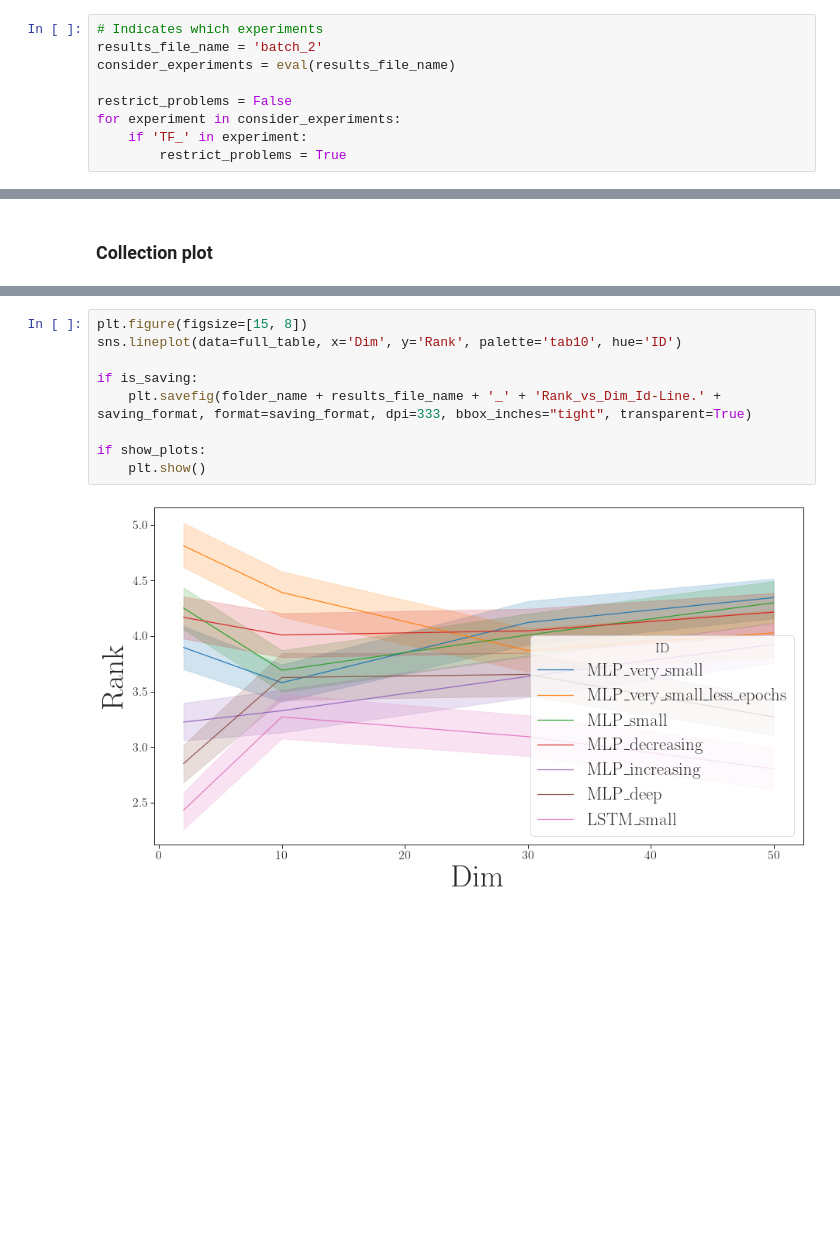
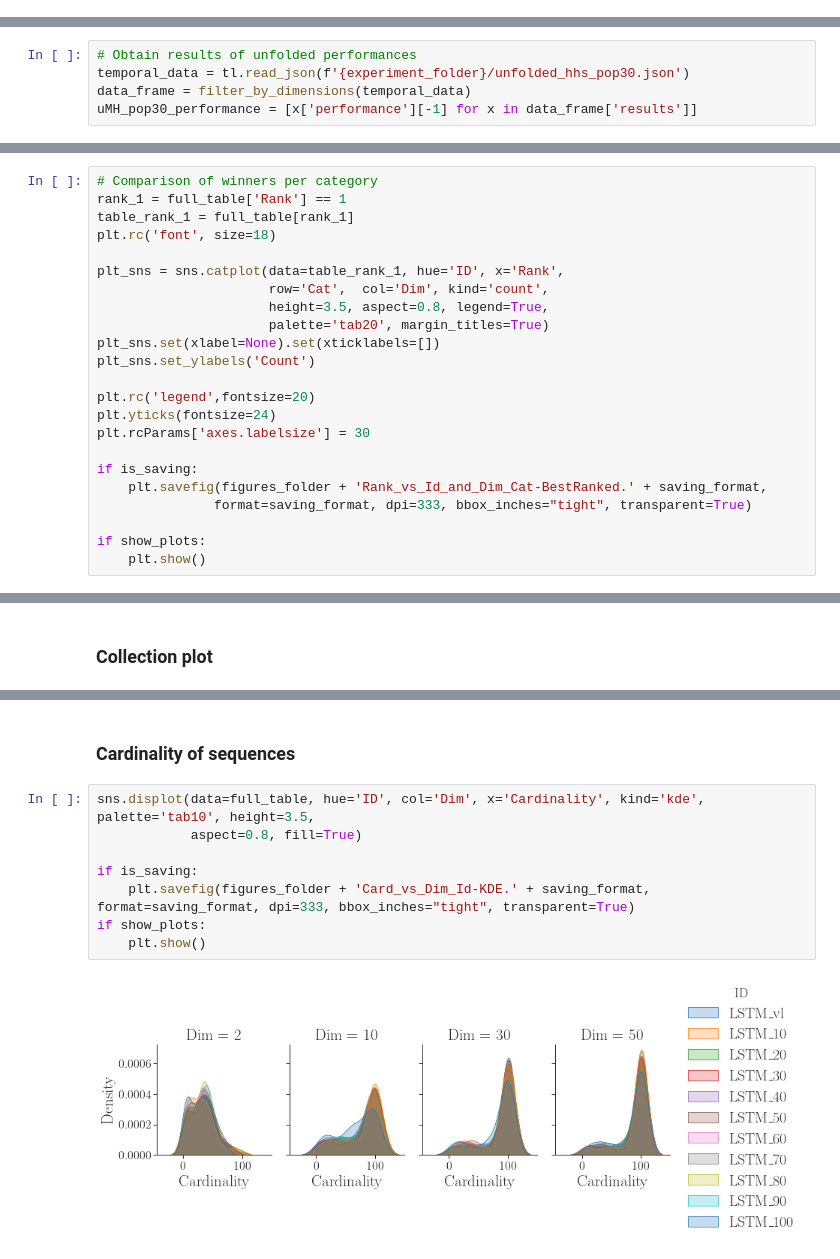
Before and after one commit to jose-tapia/nn-hh-umhs-cec22, a Jupyter notebook: processing_results_nnhh.ipynb, the cells around one changed output, grey strips where cells are left out. Cells and saved outputs as stored; diff of their text form; blank space fills up the shorter version.

```diff
--- a/processing_results_nnhh.ipynb
+++ b/processing_results_nnhh.ipynb
@@ -81,9 +47,0 @@ batch_special = ['LSTM_sigmoid', 'LSTM_sigmoid_2', 'LSTM_sigmoid_3', 'LSTM_tanh'
-# %%
-# Indicates which experiments
-results_file_name = 'batch_2'
-consider_experiments = eval(results_file_name)
-
-restrict_problems = False
-for experiment in consider_experiments:
-    if 'TF_' in experiment:
-        restrict_problems = True
@@ -480,0 +182,5 @@ colour_dim = [cmap(i)[:-1] for i in np.linspace(0, 1, len(dimensions))]
+# %%
+# Obtain results of unfolded performances
+temporal_data = tl.read_json(f'{experiment_folder}/unfolded_hhs_pop30.json')
+data_frame = filter_by_dimensions(temporal_data)
+uMH_pop30_performance = [x['performance'][-1] for x in data_frame['results']]
@@ -644,0 +520,23 @@ for exp_idA in exp_ids:
+# %%
+# Comparison of winners per category
+rank_1 = full_table['Rank'] == 1
+table_rank_1 = full_table[rank_1]
+plt.rc('font', size=18)
+
+plt_sns = sns.catplot(data=table_rank_1, hue='ID', x='Rank',
+                      row='Cat',  col='Dim', kind='count',
+                      height=3.5, aspect=0.8, legend=True,
+                      palette='tab20', margin_titles=True)
+plt_sns.set(xlabel=None).set(xticklabels=[])
+plt_sns.set_ylabels('Count')
+
+plt.rc('legend',fontsize=20)
+plt.yticks(fontsize=24)
+plt.rcParams['axes.labelsize'] = 30
+
+if is_saving:
+    plt.savefig(figures_folder + 'Rank_vs_Id_and_Dim_Cat-BestRanked.' + saving_format,
+               format=saving_format, dpi=333, bbox_inches="tight", transparent=True)
+
+if show_plots:
+    plt.show()
@@ -776,11 +621,12 @@ plt.show()
+# %% [markdown]
+### Cardinality of sequences
 # %%
-plt.figure(figsize=[15, 8])
-sns.lineplot(data=full_table, x='Dim', y='Rank', palette='tab10', hue='ID')
+sns.displot(data=full_table, hue='ID', col='Dim', x='Cardinality', kind='kde', palette='tab10', height=3.5,
+            aspect=0.8, fill=True)
 
 if is_saving:
-    plt.savefig(folder_name + results_file_name + '_' + 'Rank_vs_Dim_Id-Line.' + saving_format, format=saving_format, dpi=333, bbox_inches="tight", transparent=True)
-
+    plt.savefig(figures_folder + 'Card_vs_Dim_Id-KDE.' + saving_format, format=saving_format, dpi=333, bbox_inches="tight", transparent=True)
 if show_plots:
     plt.show()
 # %% [output]
-[figure, old version]
+[figure, new version]
```
Also changed, not shown: parts of 117 cells of this notebook, 42 other files.
